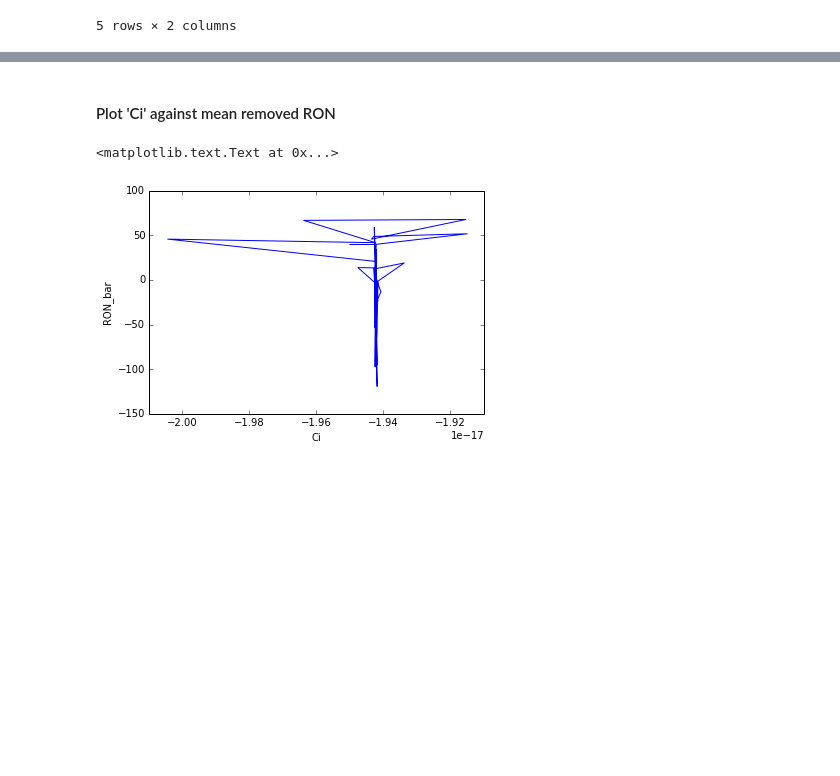
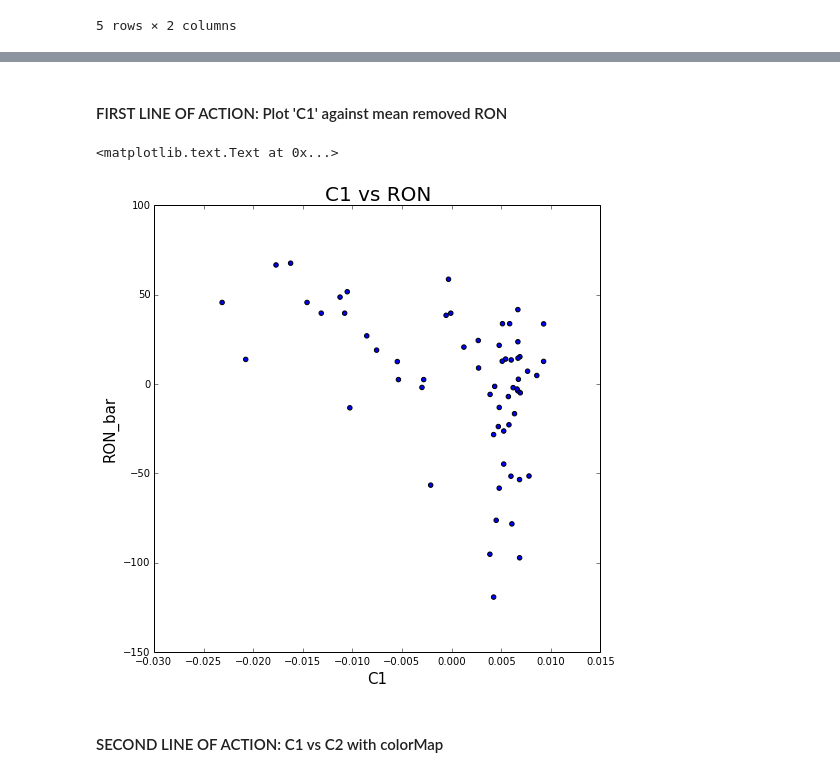
Before and after one commit to BrandonJvV/OctaneNumber, a Jupyter notebook: Normalization.ipynb, the cells around one changed output, grey strips where cells are left out. Drawn from its saved outputs; the diff is of its cells as text; code cells hidden in the pictures; blank space fills up the shorter version.

```diff
--- a/Normalization.ipynb
+++ b/Normalization.ipynb
@@ -108,8 +96,8 @@ from sklearn.decomposition import PCA
 #print "Variance Ratio (10 components): "
 #print (pca.explained_variance_ratio_)
 # %%
-pca = PCA(n_components=2)
-X_PCA = pca.fit(zMean.transpose()).transform(zMean.transpose())
-print "Variance Ratio (3 Components): "
+pca = PCA(n_components=8)
+X_PCA = pca.fit(means.transpose()).transform(means.transpose())
+print "Variance Ratio (8 Components): "
 print (pca.explained_variance_ratio_)
 # %% [output]
@@ -223,14 +231,18 @@ ON_bar.head()
 # %% [markdown]
-#### Plot 'Ci' against mean removed RON
+#### FIRST LINE OF ACTION: Plot 'C1' against mean removed RON
 # %%
 x = [];
 for CAS in ON_bar.transpose():
     #So as to get the same CAS order as the ON data frame
     x.append(pca_df[CAS][0])
 
-plot(x, ON_bar['RON'])
-xlabel('Ci')
-ylabel('RON_bar')
+plt.figure(figsize=(8,8))
+scatter(x, ON_bar['RON'])
+xlabel('C1', size=15)
+ylabel('RON_bar', size=15)
+title('C1 vs RON', size=20)
 # %% [output]
 <matplotlib.text.Text at 0x...>
-[figure, old version]
+[figure, new version]
+# %% [markdown]
+#### SECOND LINE OF ACTION: C1 vs C2 with colorMap
```
Also changed, not shown: parts of 9 cells of this notebook.
